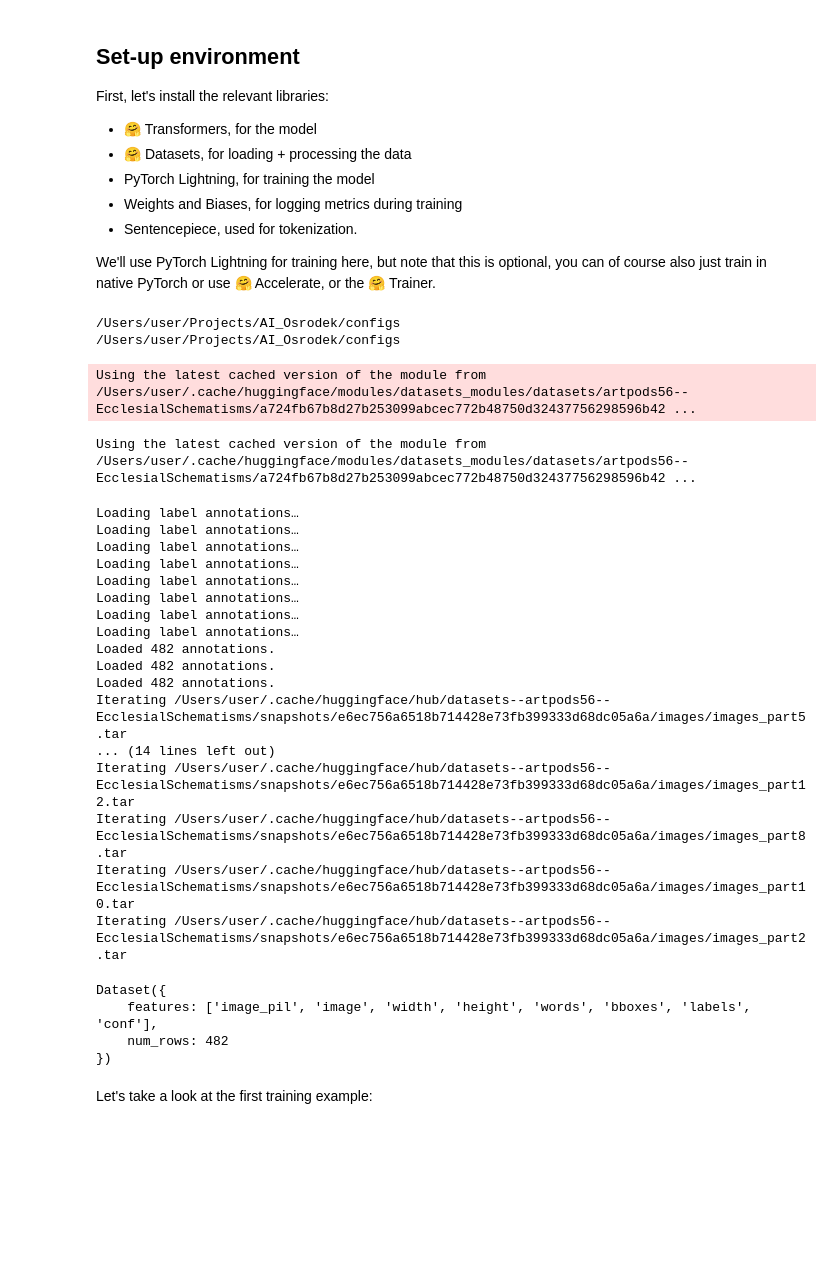
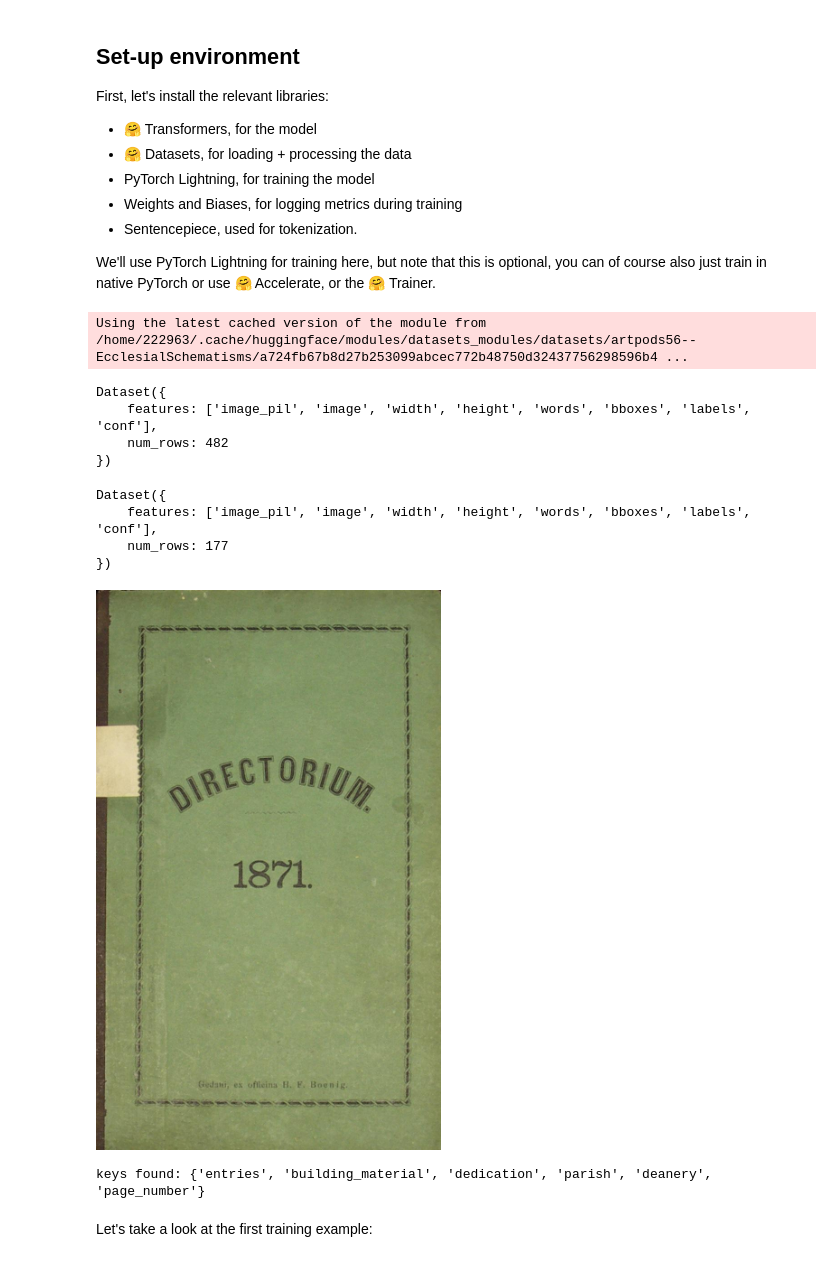
Before and after one commit to artpods56/KUL_IDUB_EcclesialSchematisms, a Jupyter notebook: src/Fine_tune_Donut_on_a_custom_dataset_(CORD)_with_PyTorch_Lightning.ipynb, the cells around one changed output. Cells and saved outputs as stored; diff of their text form; code cells hidden in the pictures; blank space fills up the shorter version.

```diff
--- a/src/Fine_tune_Donut_on_a_custom_dataset_(CORD)_with_PyTorch_Lightning.ipynb
+++ b/src/Fine_tune_Donut_on_a_custom_dataset_(CORD)_with_PyTorch_Lightning.ipynb
@@ -14,6 +14,6 @@ We'll use PyTorch Lightning for training here, but note that this is optional, y
 # %%
 from shared import CONFIGS_DIR
 from hydra import compose, initialize_config_dir
-tests_config_dir = CONFIGS_DIR / "llm"
+tests_config_dir = CONFIGS_DIR / "lmv3"
 with initialize_config_dir(config_dir=str(tests_config_dir), job_name="test", version_base="1.1"):
-    config =  compose(config_name="evaluation_config")
+    config =  compose(config_name="config")
@@ -23,28 +26,22 @@ from dataset.utils import get_dataset
 dataset = get_dataset(config)
 dataset.shuffle()
 # %% [output]
-/Users/user/Projects/AI_Osrodek/configs
-/Users/user/Projects/AI_Osrodek/configs
+Using the latest cached version of the module from /home/222963/.cache/huggingface/modules/datasets_modules/datasets/artpods56--EcclesialSchematisms/a724fb67b8d27b253099abcec772b48750d32437756298596b4 ...
-Using the latest cached version of the module from /Users/user/.cache/huggingface/modules/datasets_modules/datasets/artpods56--EcclesialSchematisms/a724fb67b8d27b253099abcec772b48750d32437756298596b42 ...
+Dataset({
+    features: ['image_pil', 'image', 'width', 'height', 'words', 'bboxes', 'labels', 'conf'],
+    num_rows: 482
+})
-Using the latest cached version of the module from /Users/user/.cache/huggingface/modules/datasets_modules/datasets/artpods56--EcclesialSchematisms/a724fb67b8d27b253099abcec772b48750d32437756298596b42 ...
-Loading label annotations…
-Loading label annotations…
-Loading label annotations…
-Loading label annotations…
-Loading label annotations…
-Loading label annotations…
-Loading label annotations…
-Loading label annotations…
-Loaded 482 annotations.
-Loaded 482 annotations.
-Loaded 482 annotations.
-Iterating /Users/user/.cache/huggingface/hub/datasets--artpods56--EcclesialSchematisms/snapshots/e6ec756a6518b714428e73fb399333d68dc05a6a/images/images_part5.tar
-... (14 lines left out)
-Iterating /Users/user/.cache/huggingface/hub/datasets--artpods56--EcclesialSchematisms/snapshots/e6ec756a6518b714428e73fb399333d68dc05a6a/images/images_part12.tar
-Iterating /Users/user/.cache/huggingface/hub/datasets--artpods56--EcclesialSchematisms/snapshots/e6ec756a6518b714428e73fb399333d68dc05a6a/images/images_part8.tar
-Iterating /Users/user/.cache/huggingface/hub/datasets--artpods56--EcclesialSchematisms/snapshots/e6ec756a6518b714428e73fb399333d68dc05a6a/images/images_part10.tar
-Iterating /Users/user/.cache/huggingface/hub/datasets--artpods56--EcclesialSchematisms/snapshots/e6ec756a6518b714428e73fb399333d68dc05a6a/images/images_part2.tar
-Dataset({
-    features: ['image_pil', 'image', 'width', 'height', 'words', 'bboxes', 'labels', 'conf'],
-    num_rows: 482
-})
+# %%
+from dataset.filters import filter_schematisms
+dataset = dataset.filter(filter_schematisms("wloclawek_1872, wloclawek_1873"))
+# %%
+dataset
+# %% [output]
+Dataset({
+    features: ['image_pil', 'image', 'width', 'height', 'words', 'bboxes', 'labels', 'conf'],
+    num_rows: 177
+})
+# %%
+dataset[0]["image_pil"]
+# %% [output]
+[figure, added]
@@ -51,2 +66,12 @@ Dataset({
+# %%
+from dataset.utils import build_page_json
+
+for i, batch in enumerate(dataset):
+
+    json_page = build_page_json(batch["words"],batch["bboxes"],batch["labels"])
+    collect_keys(json_page, keys)
+print("keys found:", keys)
+# %% [output]
+keys found: {'entries', 'building_material', 'dedication', 'parish', 'deanery', 'page_number'}
 # %% [markdown]
 Let's take a look at the first training example:
```
Also changed, not shown: parts of 47 cells of this notebook.
